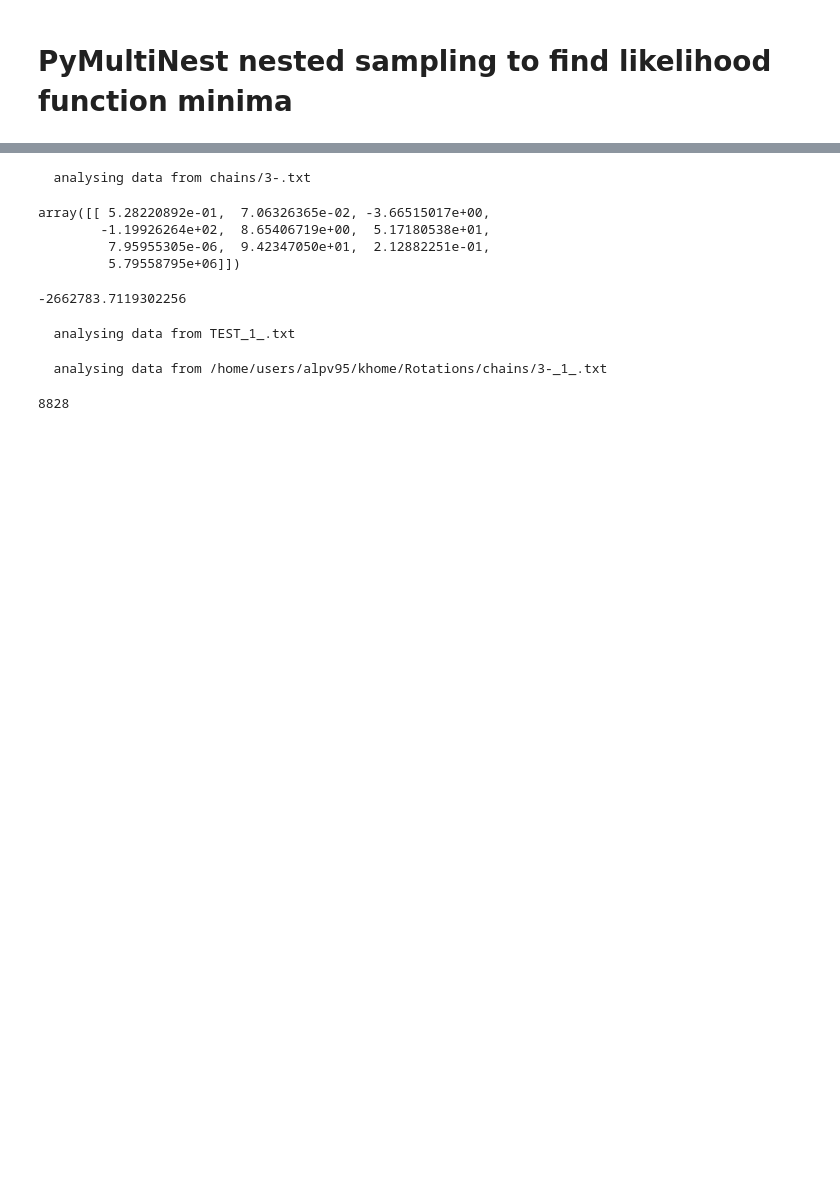
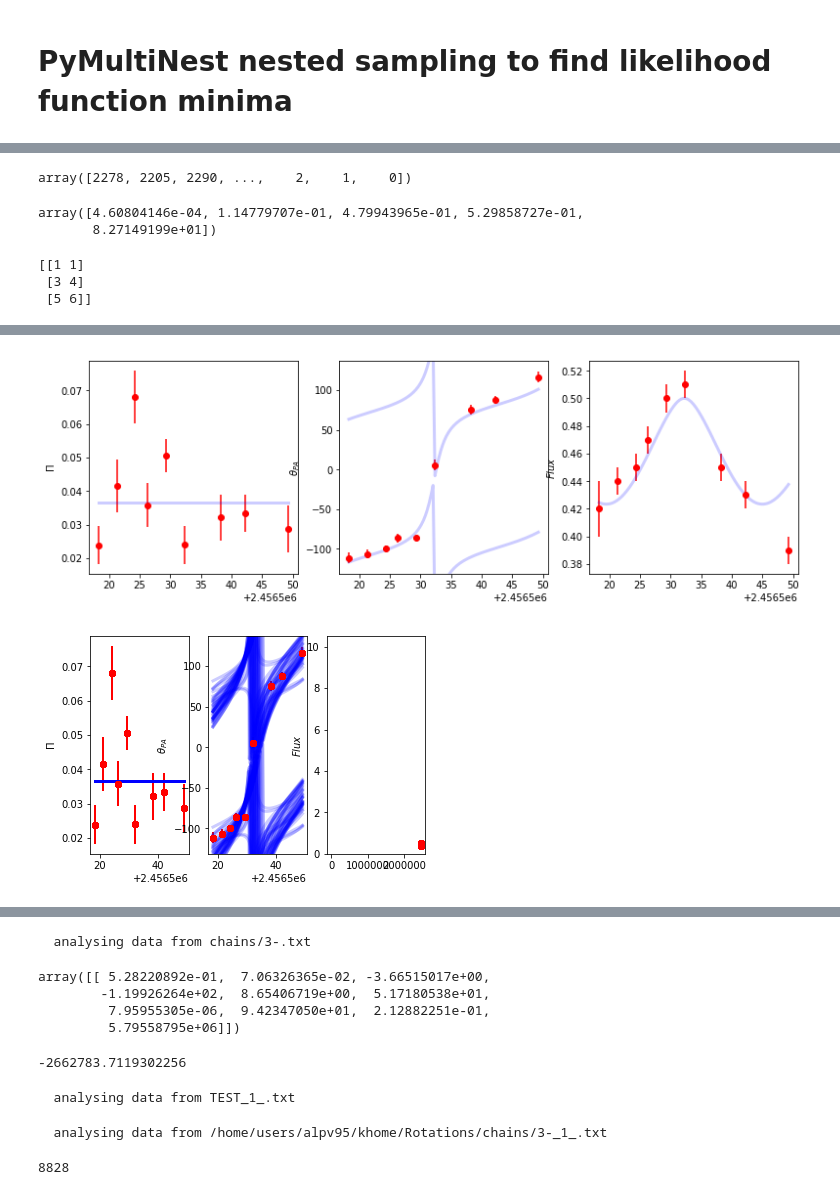
Before and after one commit to alpv95/SAV-Fit, a Jupyter notebook: notebooks/RotFit.ipynb, the cells around one changed output, grey strips where cells are left out. Cells and saved outputs as stored; diff of their text form; code cells hidden in the pictures; blank space fills up the shorter version.

```diff
--- a/notebooks/RotFit.ipynb
+++ b/notebooks/RotFit.ipynb
@@ -20,0 +283,7 @@ import pymultinest
+# %%
+@contextlib.contextmanager
+def nostdout():
+    save_stdout = sys.stdout
+    sys.stdout = io.BytesIO()
+    yield
+    sys.stdout = save_stdout
@@ -88,0 +664,65 @@ run(LogLikelihood=myloglike, Prior=myprior,
+# %%
+posterior = np.loadtxt("TEST_init/3-_1_.txt")
+# %%
+posterior[:,1].argsort()
+# %% [output]
+array([2278, 2205, 2290, ...,    2,    1,    0])
+# %%
+posterior[2205,:]
+# %% [output]
+array([4.60804146e-04, 1.14779707e-01, 4.79943965e-01, 5.29858727e-01,
+       8.27149199e+01])
+# %%
+x = np.array([[1,4],[3,6],[5,1]])
+np.ndarray.sort(x, axis=0)
+print(x)
+# %% [output]
+[[1 1]
+ [3 4]
+ [5 6]]
+# %%
+#x0 = (0.207473993301391602E+00,    0.145055103302001953E+01,    0.650265526771545410E+02)
+sign=1
+plt.figure(figsize=(13,4))
+x = np.linspace(Day[0],Day[-1],100)
+
+for idx in posterior[:,1].argsort()[:50]:
+    x0 = posterior[idx,2:]
+
+    pi_hat, pa_hat, p_hat = Jet(Day, x0[0], 0, pitch=x0[1], offset=x0[2], deg=deg, sign=sign, alpha=2, Gamma=10)
+
+    b = np.ndarray.flatten(np.array([(np.cos(2*np.deg2rad(pa)),np.sin(2*np.deg2rad(pa))) for pa in PA]))
+    A = np.concatenate([np.array([[np.cos(2*np.deg2rad(pa)),-np.sin(2*np.deg2rad(pa))],
+                        [np.sin(2*np.deg2rad(pa)),np.cos(2*np.deg2rad(pa))]]) for pa in pa_hat],axis=0)
+    w = np.ndarray.flatten(np.array([(err*2*np.sin(2*np.deg2rad(pa)),err*2*np.cos(2*np.deg2rad(pa))) for pa, err in zip(PA,PA_err)]))
+    w = np.diag(1 / w) #weighted least squares
+    X, loss_pa, _, _ = np.linalg.lstsq(np.matmul(w,A),np.matmul(w,b))
+    axis = np.arctan2(X[1],X[0]) / 2
+
+    flux_scale, _ = QPsolver((Flux, Flux_err), p_hat, 0, np.inf, bound_vals=(np.max(p_hat),np.min(p_hat),np.inf))
+    pi_scale, _ = QPsolver((Pi, Pi_err), pi_hat, 0, 0.8, bound_vals=(np.max(pi_hat),np.min(pi_hat),0.05))
+
+    pi_hat, pa_hat, p_hat = Jet(x, x0[0], 0, pitch=x0[1], offset=x0[2], deg=deg, sign=sign, axis=np.rad2deg(axis), alpha=2, Gamma=10)
+
+    plt.subplot(1, 3, 1  )
+    plt.ylabel(r"$\Pi$")
+    plt.plot(x,pi_hat * pi_scale[0] + pi_scale[1],'b',linewidth=3, alpha=0.2)
+    plt.errorbar(Day,Pi,yerr=Pi_err,c='r',fmt='o')
+
+    plt.subplot(1, 3, 2)
+    plt.ylabel(r"$\theta_{PA}$")
+    plt.plot(x,pa_hat,'b',linewidth=3, alpha=0.2)
+    plt.plot(x,pa_hat-180,'b',linewidth=3, alpha=0.2)
+    plt.plot(x,pa_hat+180,'b',linewidth=3, alpha=0.2)
+    plt.plot(x,pa_hat-360,'b',linewidth=3, alpha=0.2)
+    plt.plot(x,pa_hat+360,'b',linewidth=3, alpha=0.2)
+    plt.plot(x,pa_hat-540,'b',linewidth=3, alpha=0.2)
+    plt.plot(x,pa_hat+540,'b',linewidth=3, alpha=0.2)
+    plt.ylim(min(PA) - 20, max(PA) + 20)
+    plt.errorbar(Day,PA,yerr=PA_err,c='r',fmt='o')
+
+    plt.subplot(1,3, 3)
+    plt.ylabel(r"$Flux$")
+    plt.plot(x, p_hat * flux_scale[0] + flux_scale[1],'b',linewidth=3, alpha=0.2)
+    plt.errorbar(Day,Flux,yerr=Flux_err,c='r',fmt='o')
+# %% [output]
@@ -88,0 +731,2 @@ run(LogLikelihood=myloglike, Prior=myprior,
+[figure, added]
+[figure, added]
```
Also changed, not shown: parts of 33 cells of this notebook, 4 other files.
